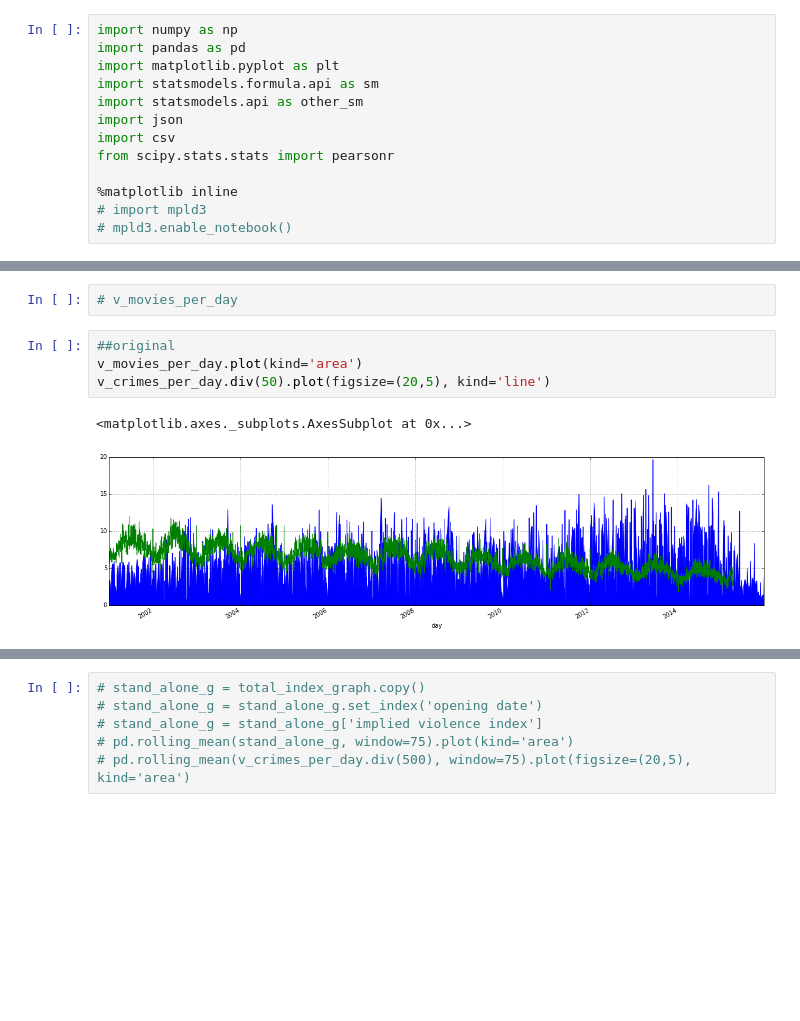
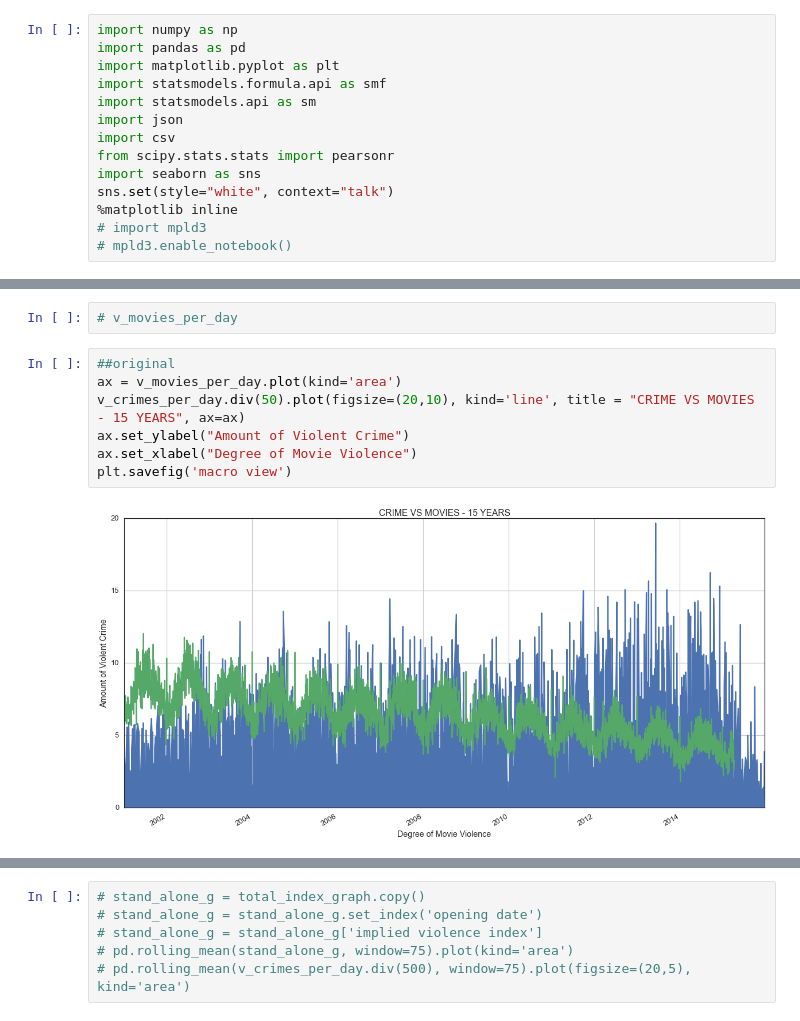
Before and after one commit to potatochip/movie_data_scraping, a Jupyter notebook: Violence_index_revised.ipynb, the cells around one changed output, grey strips where cells are left out. Drawn from its saved outputs; the diff is of its cells as text; blank space fills up the shorter version.

```diff
--- a/Violence_index_revised.ipynb
+++ b/Violence_index_revised.ipynb
@@ -2,12 +2,13 @@
 import numpy as np
 import pandas as pd
 import matplotlib.pyplot as plt
-import statsmodels.formula.api as sm
-import statsmodels.api as other_sm
+import statsmodels.formula.api as smf
+import statsmodels.api as sm
 import json
 import csv
 from scipy.stats.stats import pearsonr
-
+import seaborn as sns
+sns.set(style="white", context="talk")
 %matplotlib inline
 # import mpld3
 # mpld3.enable_notebook()
@@ -398,9 +380,11 @@ three_day_graph_i.plot(kind='area')
 # v_movies_per_day
 # %%
 ##original
-v_movies_per_day.plot(kind='area')
-v_crimes_per_day.div(50).plot(figsize=(20,5), kind='line')
+ax = v_movies_per_day.plot(kind='area')
+v_crimes_per_day.div(50).plot(figsize=(20,10), kind='line', title = "CRIME VS MOVIES - 15 YEARS", ax=ax)
+ax.set_ylabel("Amount of Violent Crime")
+ax.set_xlabel("Degree of Movie Violence")
+plt.savefig('macro view')
 # %% [output]
-<matplotlib.axes._subplots.AxesSubplot at 0x...>
-[figure, old version]
+[figure, new version]
 # %%
```
Also changed, not shown: parts of 40 cells of this notebook, 42 other files.
